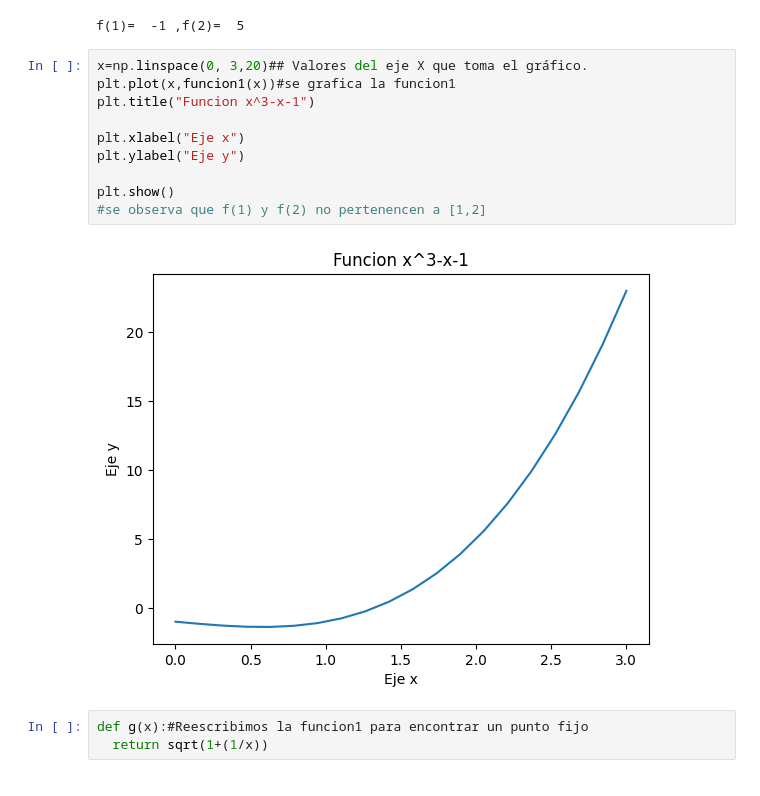
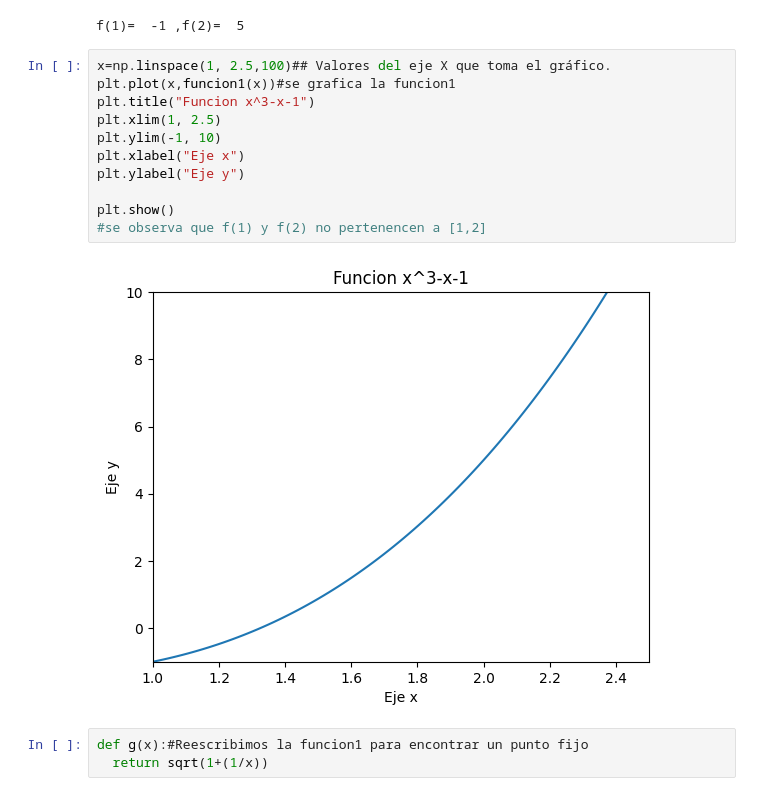
Before and after one commit to Sandoval-Martinez-Jacquelin/Metodos-1, a Jupyter notebook: Metodo punto fijo.ipynb, the cells around one changed output. Drawn from its saved outputs; the diff is of its cells as text.

```diff
--- a/Metodo punto fijo.ipynb
+++ b/Metodo punto fijo.ipynb
@@ -13,17 +13,18 @@ print("f(1)= ",funcion1(1),",f(2)= ",funcion1(2))#f(1) y f(2) no pertenencen a [
 # %% [output]
 f(1)=  -1 ,f(2)=  5
 # %%
-x=np.linspace(0, 3,20)## Valores del eje X que toma el gráfico.
+x=np.linspace(1, 2.5,100)## Valores del eje X que toma el gráfico.
 plt.plot(x,funcion1(x))#se grafica la funcion1
 plt.title("Funcion x^3-x-1")
-
+plt.xlim(1, 2.5)
+plt.ylim(-1, 10)
 plt.xlabel("Eje x")
 plt.ylabel("Eje y")
 
 plt.show()
 #se observa que f(1) y f(2) no pertenencen a [1,2]
 # %% [output]
-[figure, old version]
+[figure, new version]
 # %%
 def g(x):#Reescribimos la funcion1 para encontrar un punto fijo
   return sqrt(1+(1/x))
```
